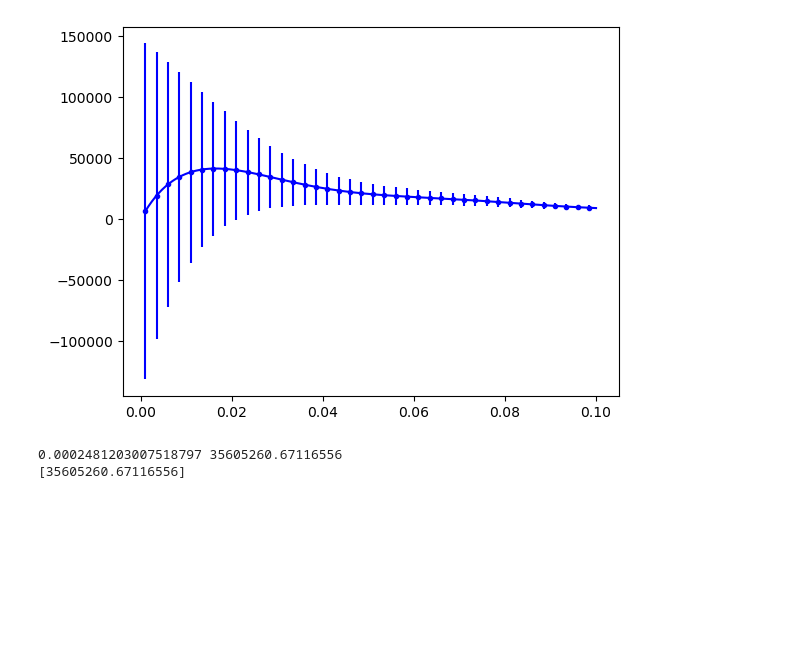
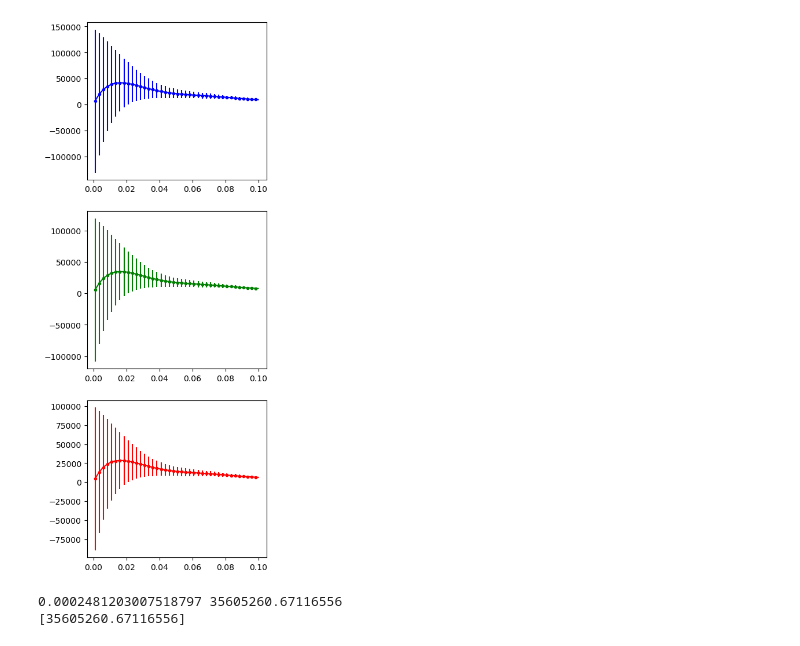
Before and after one commit to eh13913/Capstone-Project, a Jupyter notebook: Notebooks/Test2.ipynb, the cells around one changed output. Saved outputs shown, nothing was run; the diff lists cells and outputs as text; code cells hidden in the pictures; blank space fills up the shorter version.

Commit message:
Updated images

```diff
--- a/Notebooks/Test2.ipynb
+++ b/Notebooks/Test2.ipynb
@@ -614,9 +662,16 @@ for i, kval in enumerate(newkvec):
 # %%
 import matplotlib.pyplot as plt
 p=3
 #factor=(2*np.pi**2)/(vol*kvec**2*dk)
-plt.errorbar(newkvec,(pgge[:,p]),yerr=(np.sqrt(cove[0,0,:,p])),fmt='.',color='b')
-plt.plot(kvec,pgg[:,p],color='b')
+fig,axes=plt.subplots(3,1,figsize=(4,12))
+axes.flatten()
+axes[0].errorbar(newkvec,(pgge[:,p]),yerr=(np.sqrt(cove[0,0,:,p])),fmt='.',color='b')
+axes[0].plot(kvec,pgg[:,p],color='b')
+axes[1].errorbar(newkvec,(pgue[:,p])*newkvec,yerr=(np.sqrt(cove[1,1,:,p])*newkvec),fmt='.',color='g')
+axes[1].plot(kvec,pgu[:,p]*kvec,color='g')
+axes[2].errorbar(newkvec,((puue)[:,p])*newkvec**2,yerr=(np.sqrt(cove[2,2,:,p])*newkvec**2),fmt='.',color='r')
+axes[2].plot(kvec,puu[:,p]*kvec**2,color='r')
+plt.suptitle('Power spectrum')
 plt.show()
 # %% [output]
-[figure, old version]
+[figure, new version]
```
Also changed, not shown: parts of 5 cells of this notebook, 2 other files.
